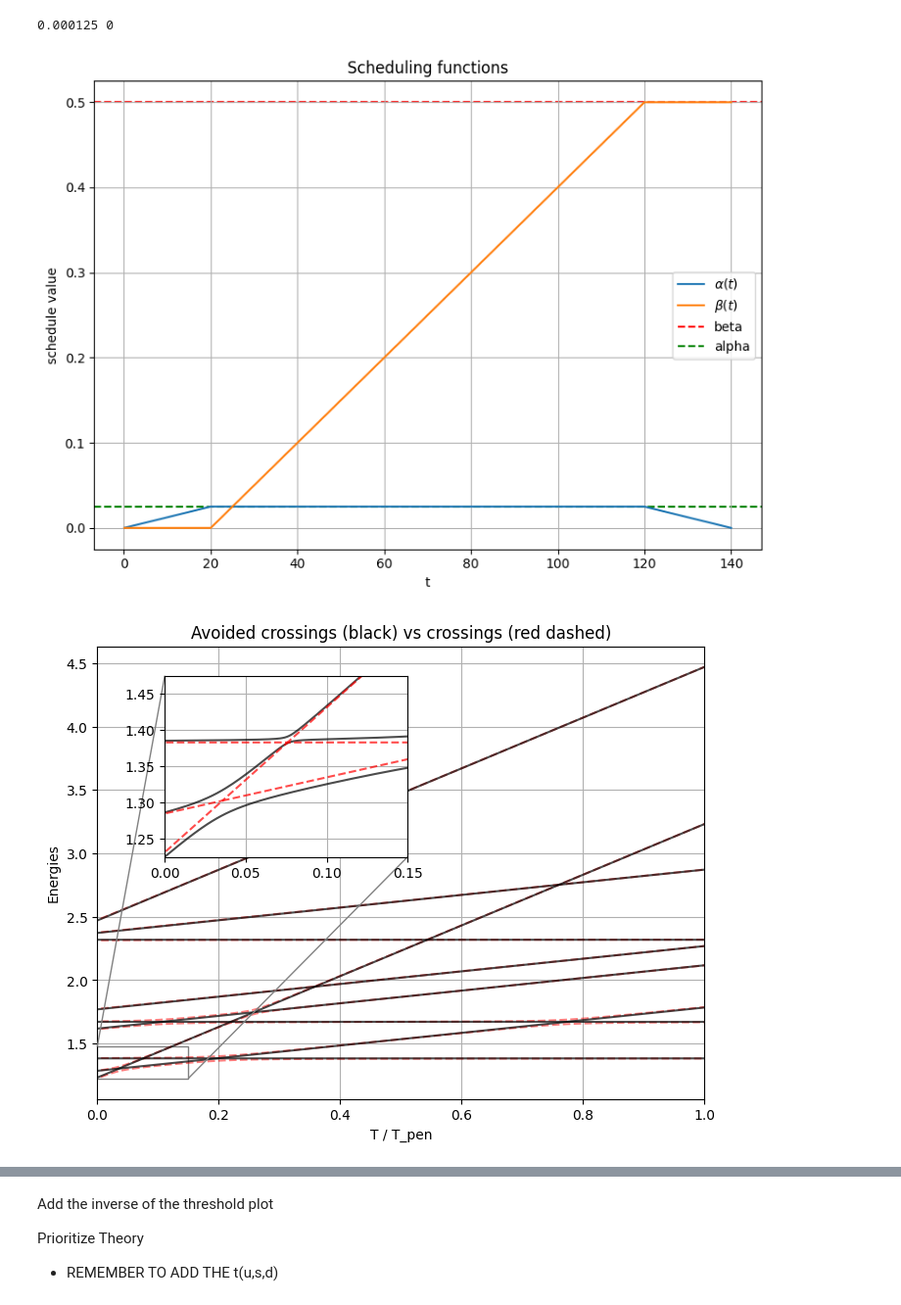
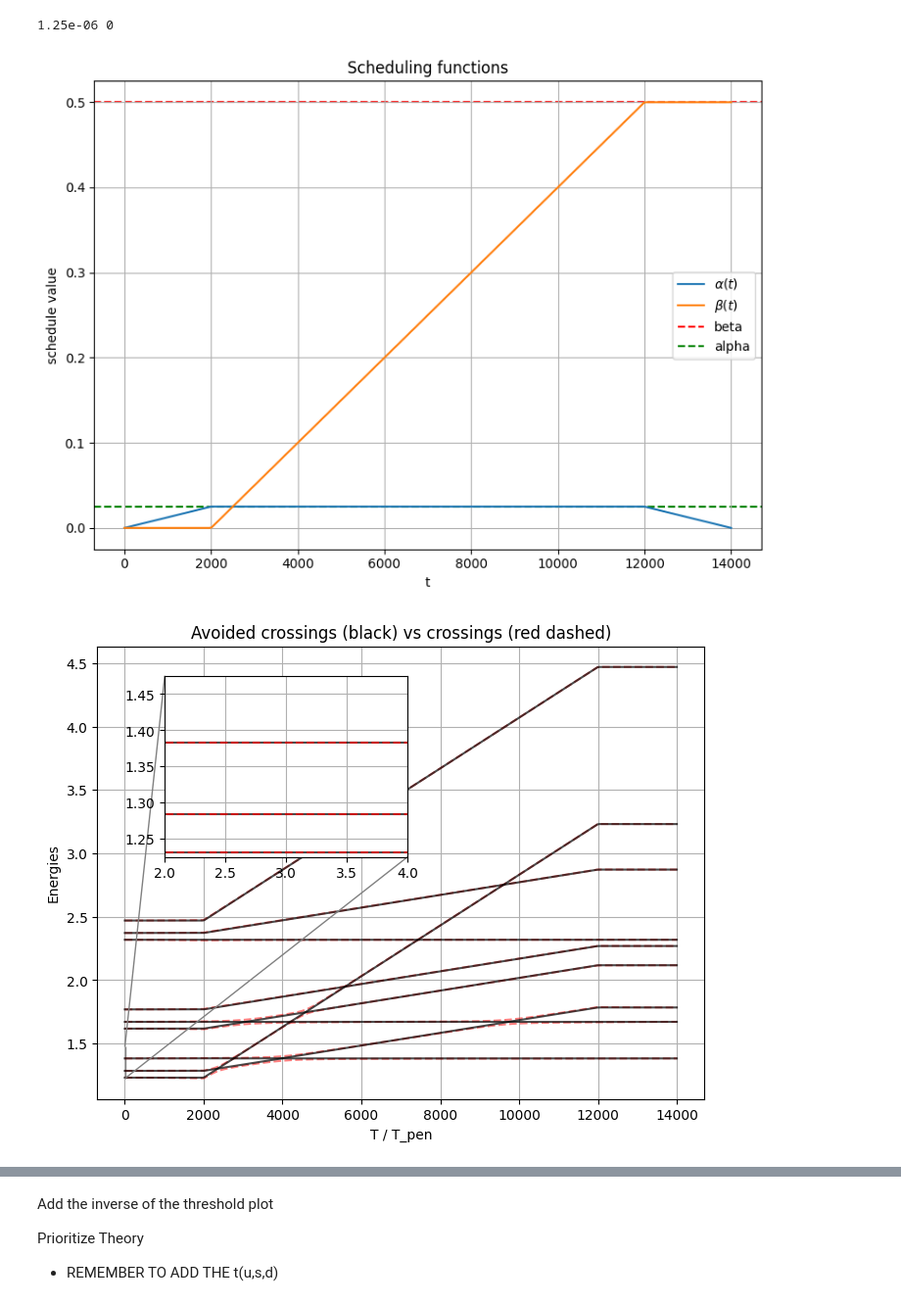
Before and after one commit to Secretmud/zermelos-navigation-problem, a Jupyter notebook: src/LandauZener.ipynb, the cells around one changed output, grey strips where cells are left out. Shown at 98% size. Cells and saved outputs as stored; diff of their text form; code cells hidden in the pictures.

```diff
--- a/src/LandauZener.ipynb
+++ b/src/LandauZener.ipynb
@@ -10,10 +10,10 @@ from lib.hamiltonian import H_B, H_P, H_D
 from lib import X
 
 n = 2
-steps = 1000
+steps = 300
 beta_max = 1/n
 alpha_max = 0.05/n
-T_pen = 100
+T_pen = 10000
 T_x = T_pen/5
 T_f = 2*T_x + T_pen
 Ts = np.linspace(0.1, T_f, steps)
@@ -54,8 +54,8 @@ plt.tight_layout()
 plt.savefig("scheduling_functions.pdf")
 plt.show()
 # %% [output]
-0.000125 0
+1.25e-06 0
-[figure, old version]
+[figure, new version]
 # %%
 
 memory = joblib.Memory(location=".joblib_cache", verbose=0)
@@ -106,7 +106,7 @@ def crossings(n, Ts):
 eigvals_avoided, eigvecs_avoided = avoided(n, Ts)
 eigvals_crossing, eigvecs_crossing = crossings(n, Ts)
 
-t_scaled = (Ts - T_x) / T_pen
+t_scaled = Ts
 
 fig, ax = plt.subplots(figsize=(8, 6))
 
@@ -117,37 +117,37 @@ for i in range(eigvals_avoided.shape[1]):
 for i in range(eigvals_crossing.shape[1]):
     ax.plot(t_scaled, eigvals_crossing[:, i], color="black", alpha=0.7)
 
-ax.set_xlim(0, 1)
+#ax.set_xlim(0, 1)
 ax.set_xlabel("T / T_pen")
 ax.set_ylabel("Energies")
 ax.set_title("Avoided crossings (black) vs crossings (red dashed)")
 ax.grid()
 
 axins = inset_axes(
     ax,
     width="40%",
     height="40%",
     loc="upper left",
     bbox_to_anchor=(0.1, -0.05, 1, 1),  # shift slightly inward
     bbox_transform=ax.transAxes,
     #borderpad=1.5  # extra spacing from edges
 )
 
 for i in range(eigvals_avoided.shape[1]):
     axins.plot(t_scaled, eigvals_avoided[:, i], color="black", alpha=0.7)
 
 for i in range(eigvals_crossing.shape[1]):
     axins.plot(t_scaled, eigvals_crossing[:, i], "r--", alpha=0.7)
 
-x1, x2 = 0.0, 0.15
+x1, x2 = 2, 4
 y1, y2 = np.min(eigvals_avoided), np.min(eigvals_avoided) + 0.25
 
 axins.set_xlim(x1, x2)
 axins.set_ylim(y1, y2)
 axins.grid()
 mark_inset(ax, axins, loc1=2, loc2=4, fc="none", ec="0.5")
 plt.savefig("LZ-plot.pdf")
 plt.show()
 # %% [output]
-[figure, old version]
+[figure, new version]
 # %%
```
Also changed, not shown: parts of 7 cells of this notebook, 1 other file.
